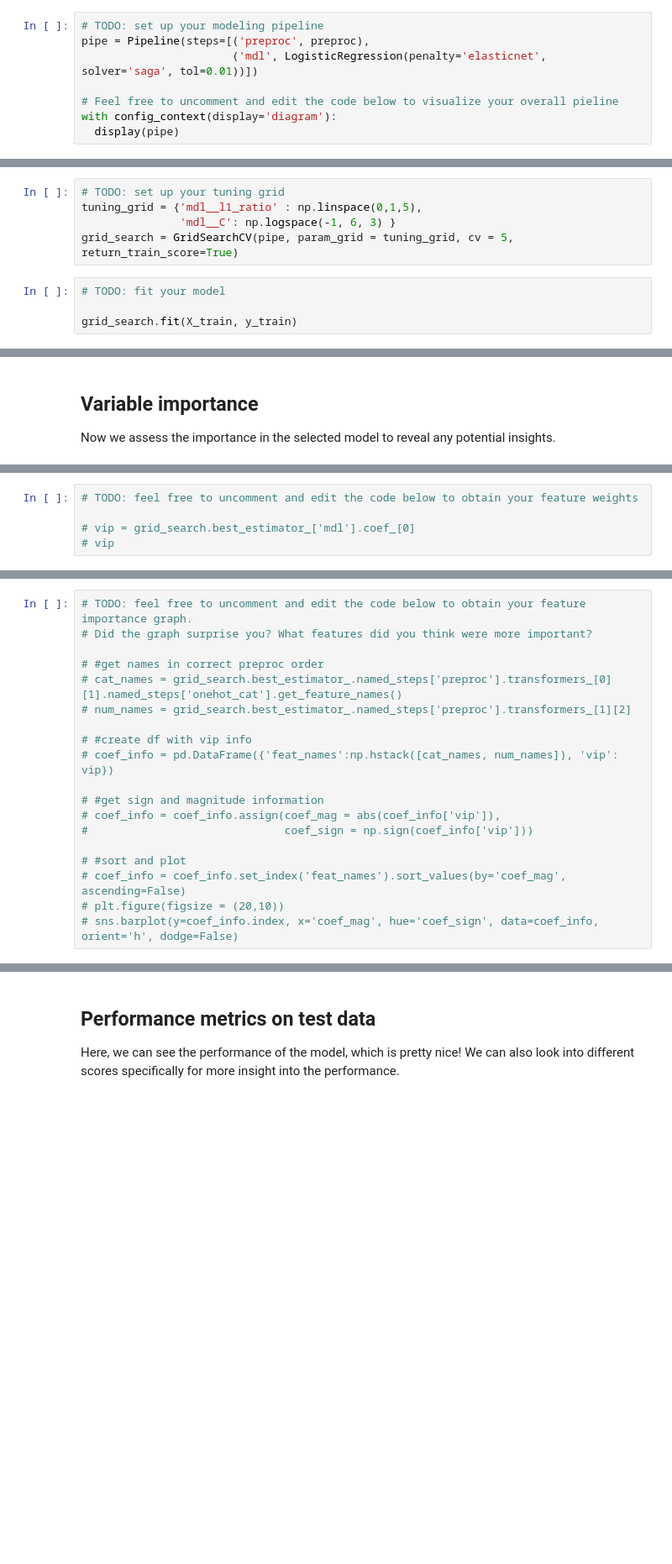
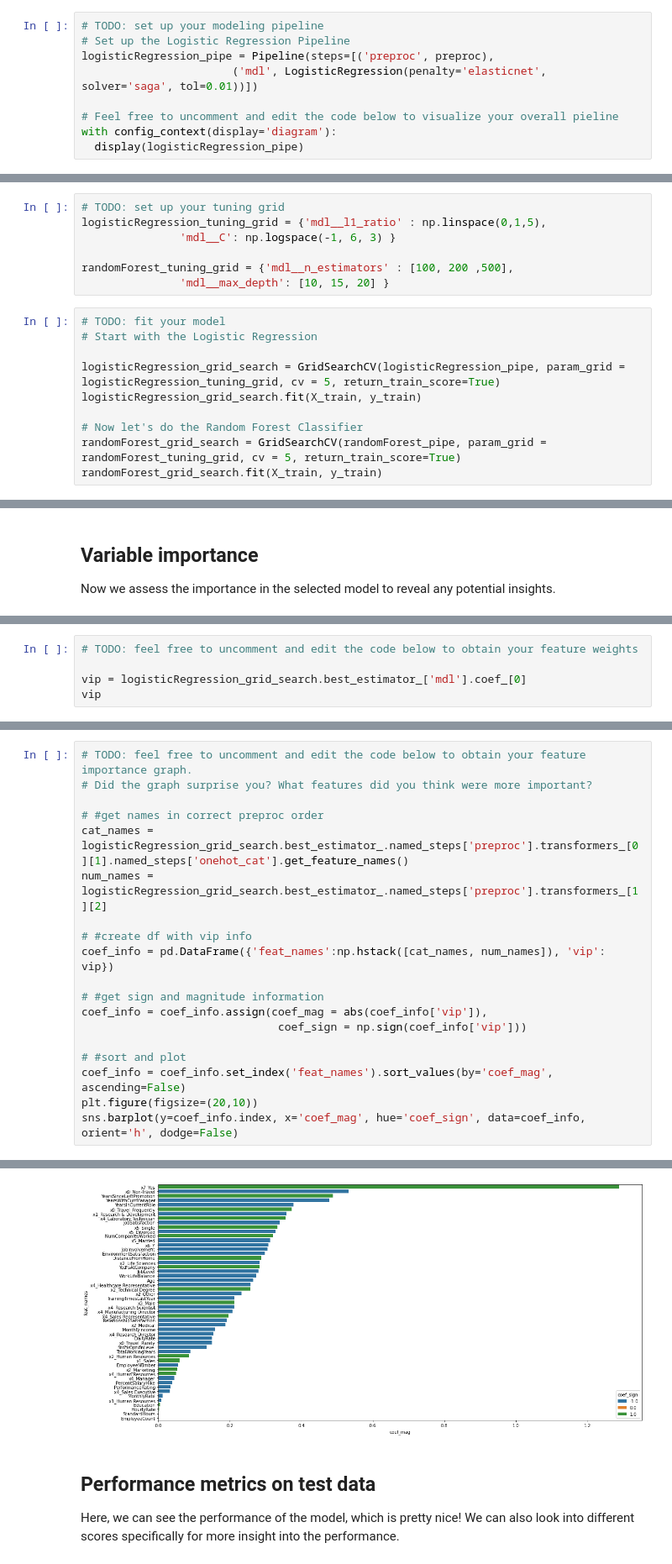
Before and after one commit to ChristopherCrook/50_Assignment5_Crook, a Jupyter notebook: employee_churn_template.ipynb, the cells around one changed output, grey strips where cells are left out. Shown at 84% size. Drawn from its saved outputs; the diff is of its cells as text; blank space fills up the shorter version.

```diff
--- a/employee_churn_template.ipynb
+++ b/employee_churn_template.ipynb
@@ -176,11 +178,12 @@ preproc = ColumnTransformer([('cat_pipe', cat_pipeline, make_column_selector(dty
 # %%
 # TODO: set up your modeling pipeline
-pipe = Pipeline(steps=[('preproc', preproc),
+# Set up the Logistic Regression Pipeline
+logisticRegression_pipe = Pipeline(steps=[('preproc', preproc),
                        ('mdl', LogisticRegression(penalty='elasticnet', solver='saga', tol=0.01))])
 
 # Feel free to uncomment and edit the code below to visualize your overall pieline
 with config_context(display='diagram'):
-  display(pipe)
+  display(logisticRegression_pipe)
 # %% [output]
 Pipeline(steps=[('preproc',
                  ColumnTransformer(remainder='passthrough',
@@ -205,13 +234,21 @@ Pipeline(steps=[('preproc',
 Now that we have our pipelines, we can now use this as part of cross validation and hyperparameter tuning.
 # %%
 # TODO: set up your tuning grid
-tuning_grid = {'mdl__l1_ratio' : np.linspace(0,1,5),
+logisticRegression_tuning_grid = {'mdl__l1_ratio' : np.linspace(0,1,5),
                'mdl__C': np.logspace(-1, 6, 3) }
-grid_search = GridSearchCV(pipe, param_grid = tuning_grid, cv = 5, return_train_score=True)
+
+randomForest_tuning_grid = {'mdl__n_estimators' : [100, 200 ,500],
+               'mdl__max_depth': [10, 15, 20] }
 # %%
 # TODO: fit your model
+# Start with the Logistic Regression
 
-grid_search.fit(X_train, y_train)
+logisticRegression_grid_search = GridSearchCV(logisticRegression_pipe, param_grid = logisticRegression_tuning_grid, cv = 5, return_train_score=True)
+logisticRegression_grid_search.fit(X_train, y_train)
+
+# Now let's do the Random Forest Classifier
+randomForest_grid_search = GridSearchCV(randomForest_pipe, param_grid = randomForest_tuning_grid, cv = 5, return_train_score=True)
+randomForest_grid_search.fit(X_train, y_train)
 # %% [output]
 GridSearchCV(cv=5,
              estimator=Pipeline(steps=[('preproc',
@@ -247,5 +323,5 @@ Now we assess the importance in the selected model to reveal any potential insig
 # %%
 # TODO: feel free to uncomment and edit the code below to obtain your feature weights
 
-# vip = grid_search.best_estimator_['mdl'].coef_[0]
-# vip
+vip = logisticRegression_grid_search.best_estimator_['mdl'].coef_[0]
+vip
@@ -254,17 +342,18 @@ Now we assess the importance in the selected model to reveal any potential insig
 # Did the graph surprise you? What features did you think were more important?
 
 # #get names in correct preproc order
-# cat_names = grid_search.best_estimator_.named_steps['preproc'].transformers_[0][1].named_steps['onehot_cat'].get_feature_names()
-# num_names = grid_search.best_estimator_.named_steps['preproc'].transformers_[1][2]
+cat_names = logisticRegression_grid_search.best_estimator_.named_steps['preproc'].transformers_[0][1].named_steps['onehot_cat'].get_feature_names()
+num_names = logisticRegression_grid_search.best_estimator_.named_steps['preproc'].transformers_[1][2]
 
 # #create df with vip info
-# coef_info = pd.DataFrame({'feat_names':np.hstack([cat_names, num_names]), 'vip': vip})
+coef_info = pd.DataFrame({'feat_names':np.hstack([cat_names, num_names]), 'vip': vip})
 
 # #get sign and magnitude information
-# coef_info = coef_info.assign(coef_mag = abs(coef_info['vip']),
-#                              coef_sign = np.sign(coef_info['vip']))
+coef_info = coef_info.assign(coef_mag = abs(coef_info['vip']),
+                              coef_sign = np.sign(coef_info['vip']))
 
 # #sort and plot
-# coef_info = coef_info.set_index('feat_names').sort_values(by='coef_mag', ascending=False)
-# plt.figure(figsize = (20,10))
-# sns.barplot(y=coef_info.index, x='coef_mag', hue='coef_sign', data=coef_info, orient='h', dodge=False)
+coef_info = coef_info.set_index('feat_names').sort_values(by='coef_mag', ascending=False)
+plt.figure(figsize=(20,10))
+sns.barplot(y=coef_info.index, x='coef_mag', hue='coef_sign', data=coef_info, orient='h', dodge=False)
+# %% [output]
@@ -271,3 +361,4 @@ Now we assess the importance in the selected model to reveal any potential insig
+[figure, added]
 # %% [markdown]
 ## Performance metrics on test data
 
```
Also changed, not shown: parts of 13 cells of this notebook.
